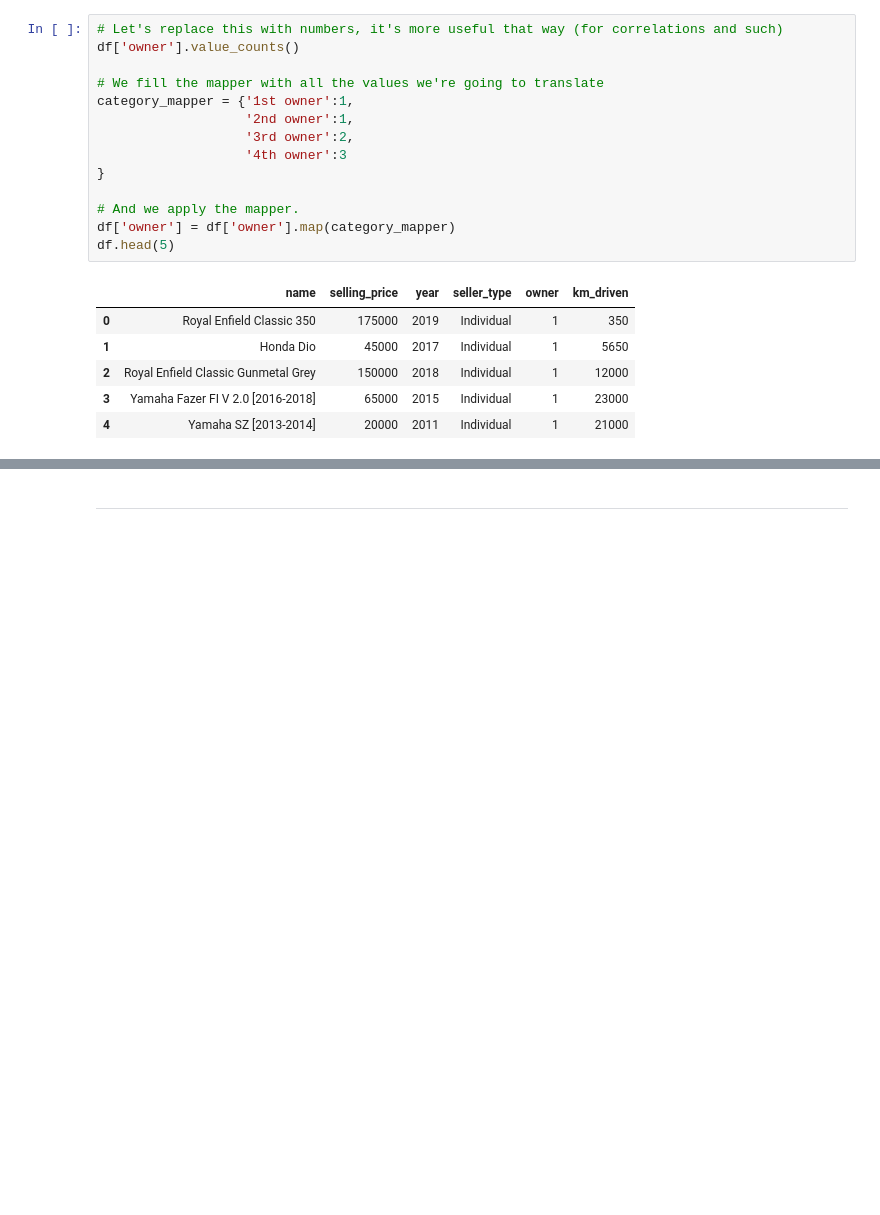
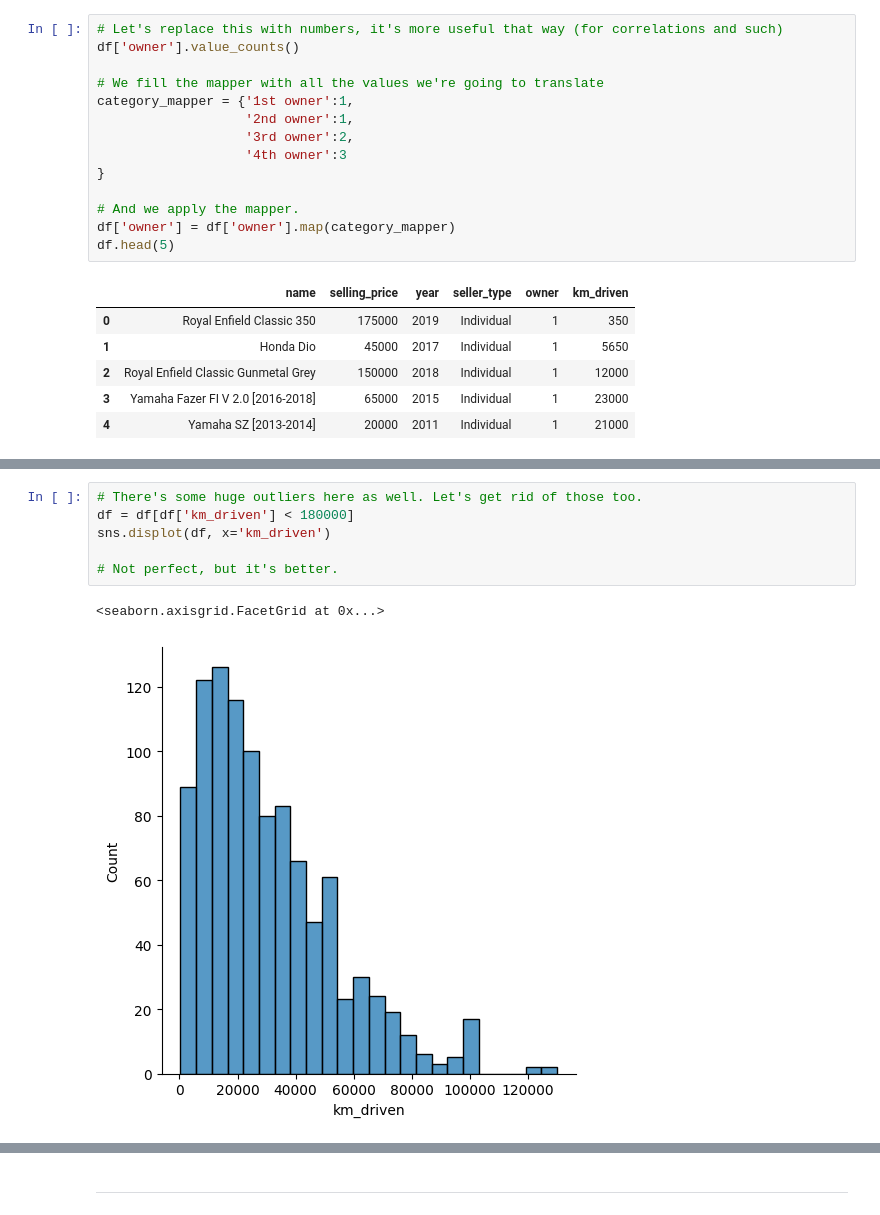
Before and after one commit to jehuhta/Intro_Data_Analytics_Huhta_Jeremy_Spring2025, a Jupyter notebook: Notebooks/Data_Analytics_Notebook_template_empty.ipynb, the cells around one changed output, grey strips where cells are left out. Drawn from its saved outputs; the diff is of its cells as text; blank space fills up the shorter version.

```diff
--- a/Notebooks/Data_Analytics_Notebook_template_empty.ipynb
+++ b/Notebooks/Data_Analytics_Notebook_template_empty.ipynb
@@ -152,0 +141,9 @@ df
+# %%
+# There's some huge outliers here as well. Let's get rid of those too.
+df = df[df['km_driven'] < 180000]
+sns.displot(df, x='km_driven')
+
+# Not perfect, but it's better.
+# %% [output]
+<seaborn.axisgrid.FacetGrid at 0x...>
+[figure, added]
```
Also changed, not shown: parts of 24 cells of this notebook.
